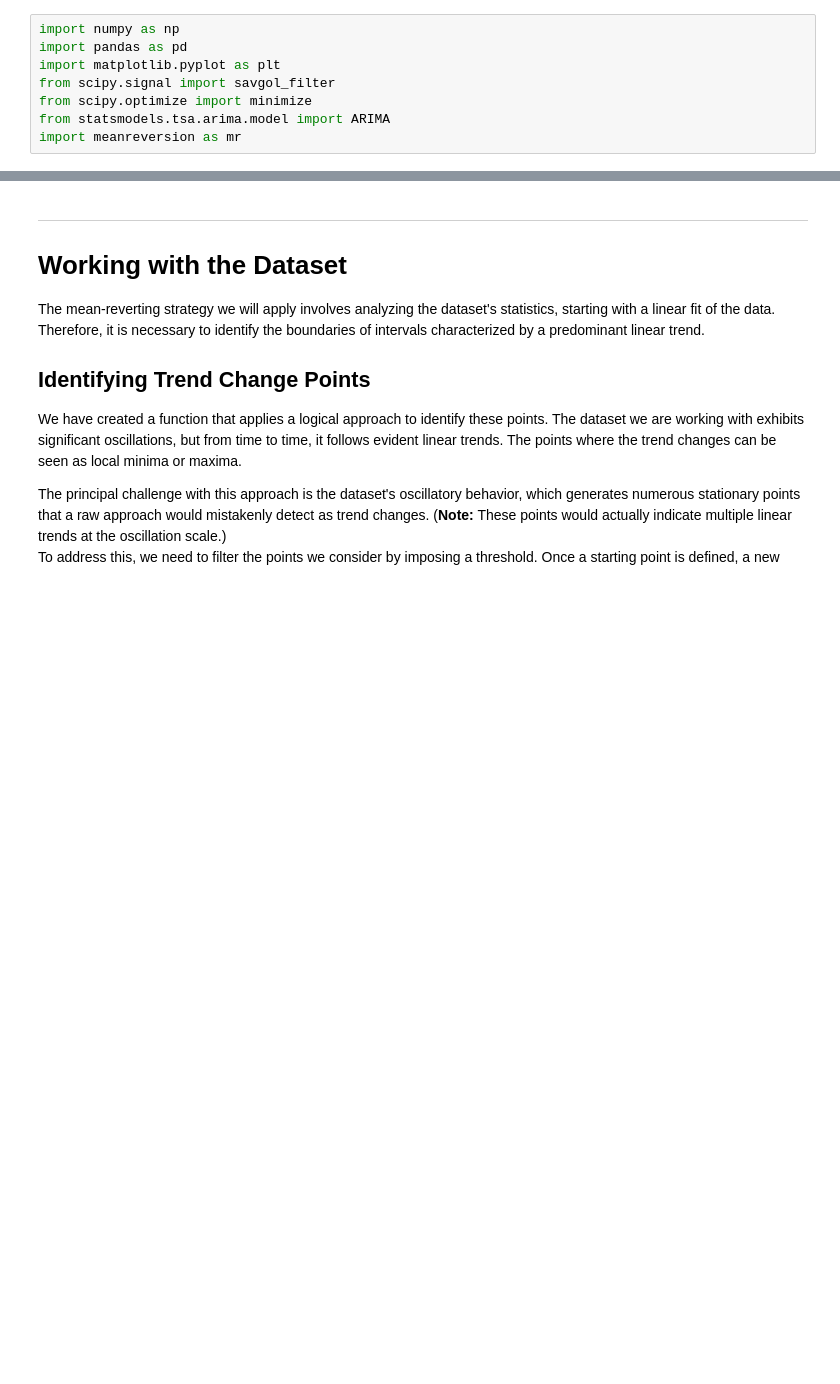
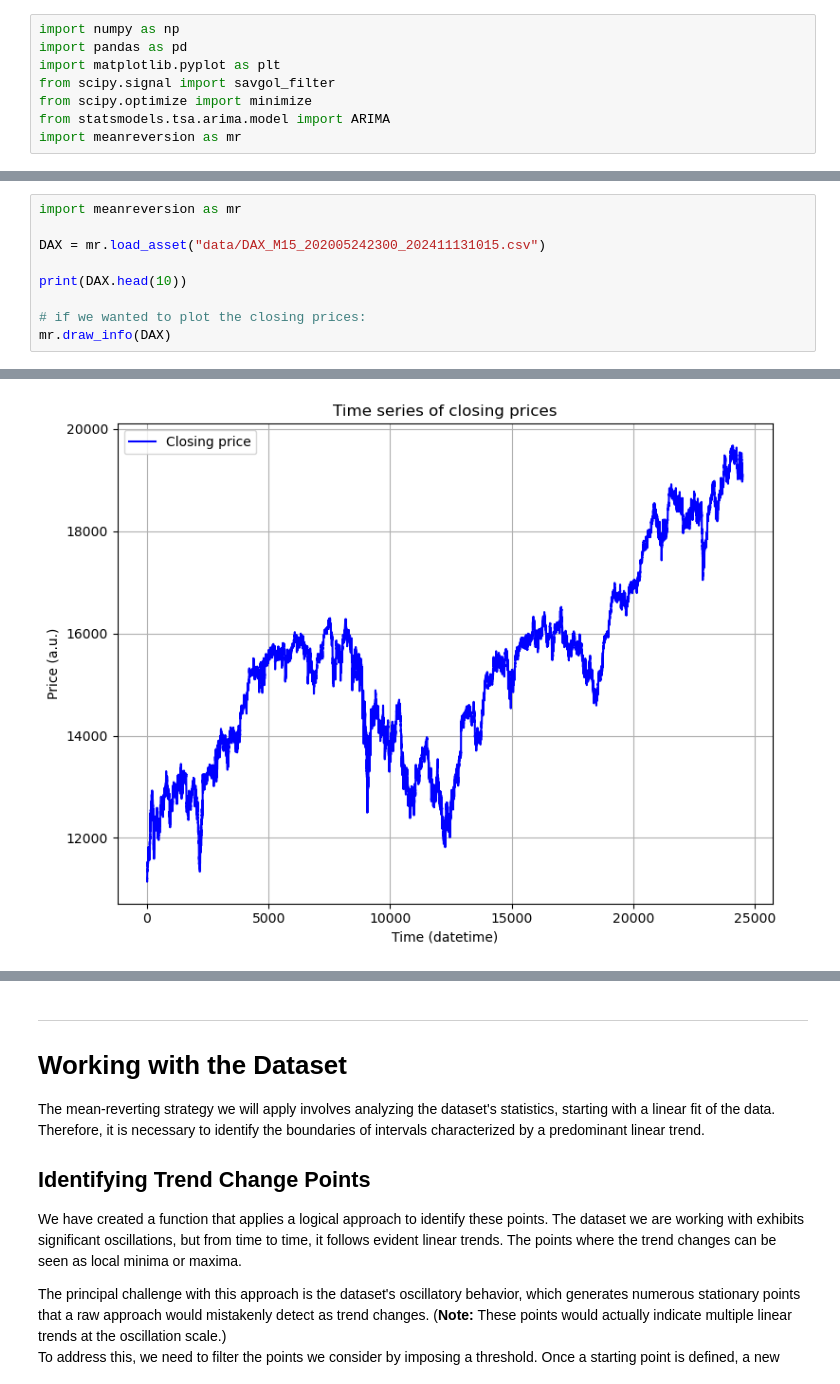
Before and after one commit to lorenzorizzi17/MeanReversionMetric, a Jupyter notebook: MeanReversion.ipynb, the cells around one changed output, grey strips where cells are left out. Drawn from its saved outputs; the diff is of its cells as text; blank space fills up the shorter version.

Commit message:
Added doc on Meanreversione.ipynb

```diff
--- a/MeanReversion.ipynb
+++ b/MeanReversion.ipynb
@@ -55,0 +32,10 @@ $$
+# %%
+import meanreversion as mr
+
+DAX = mr.load_asset("data/DAX_M15_202005242300_202411131015.csv")
+
+print(DAX.head(10))
+
+# if we wanted to plot the closing prices:
+mr.draw_info(DAX)
+# %% [output]
@@ -55,0 +53 @@ $$
+[figure, added]
```
Also changed, not shown: parts of 15 cells of this notebook, 4 other files.
